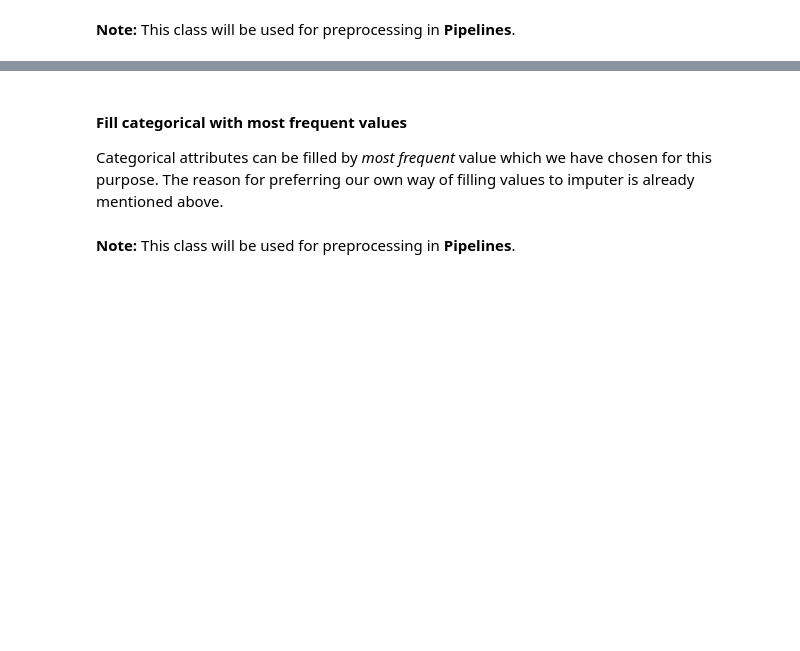
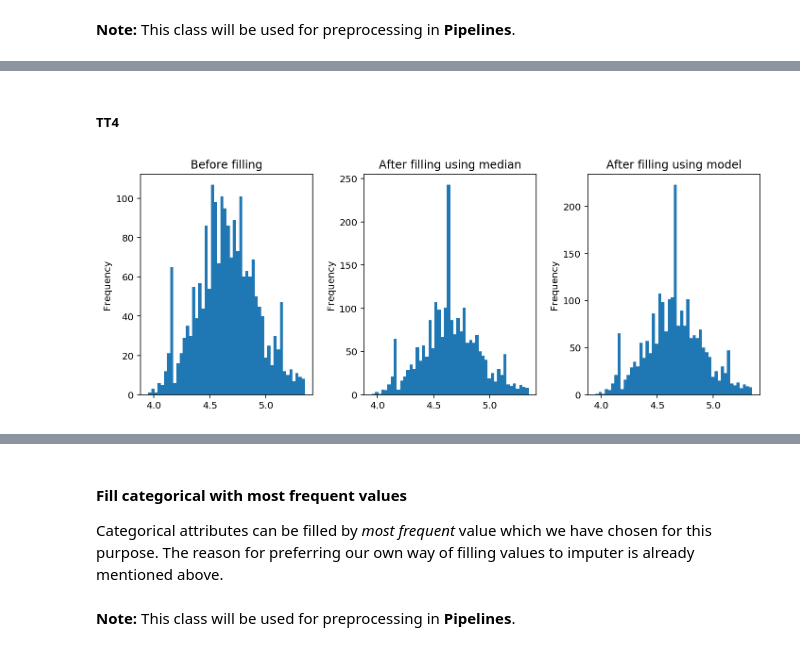
Before and after one commit to pmacinec/iau-project, a Jupyter notebook: macinec_janik_project1_preprocessing.ipynb, the cells around one changed output, grey strips where cells are left out. Saved outputs shown, nothing was run; the diff lists cells and outputs as text; code cells hidden in the pictures; blank space fills up the shorter version.

```diff
--- a/macinec_janik_project1_preprocessing.ipynb
+++ b/macinec_janik_project1_preprocessing.ipynb
@@ -973,0 +967,6 @@ compare_filling(only_normalized['FTI'], filled_median['FTI'], filled_model['FTI'
+# %% [markdown]
+##### TT4
+# %%
+compare_filling(normalized_replaced['TT4'], filled_median['TT4'], filled_model['TT4'])
+# %% [output]
+[figure, added]
```
Also changed, not shown: parts of 73 cells of this notebook.
